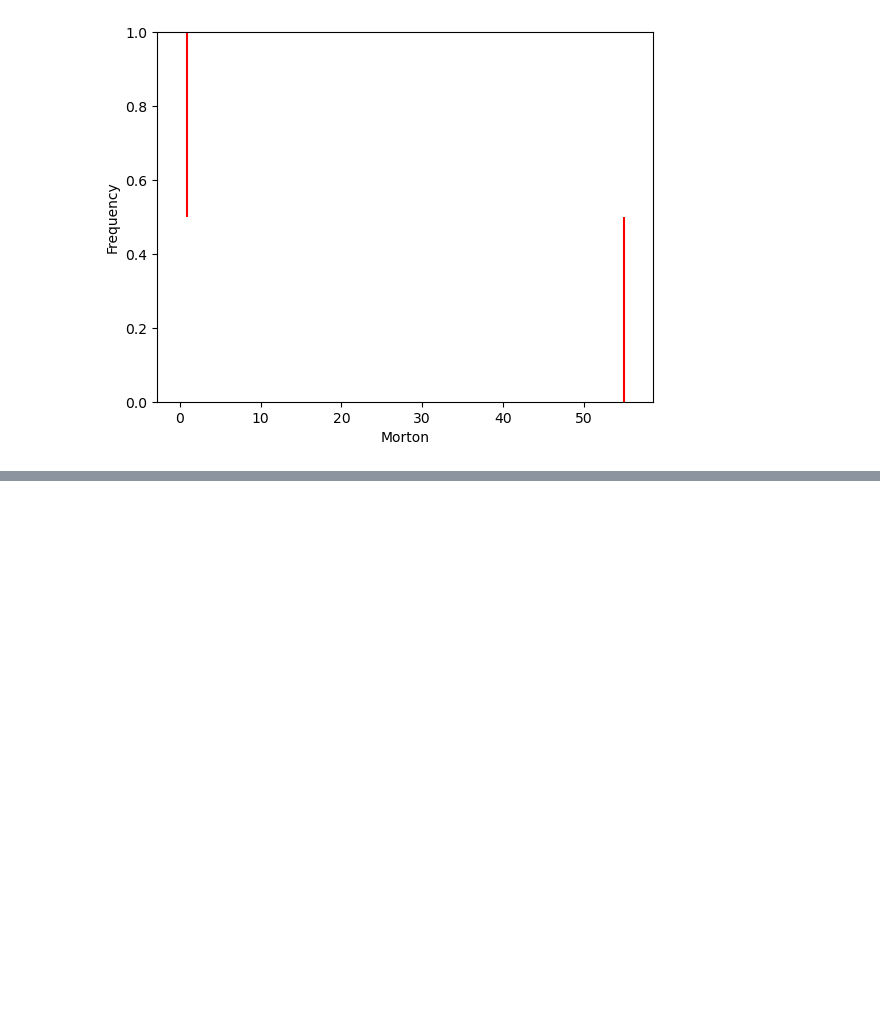
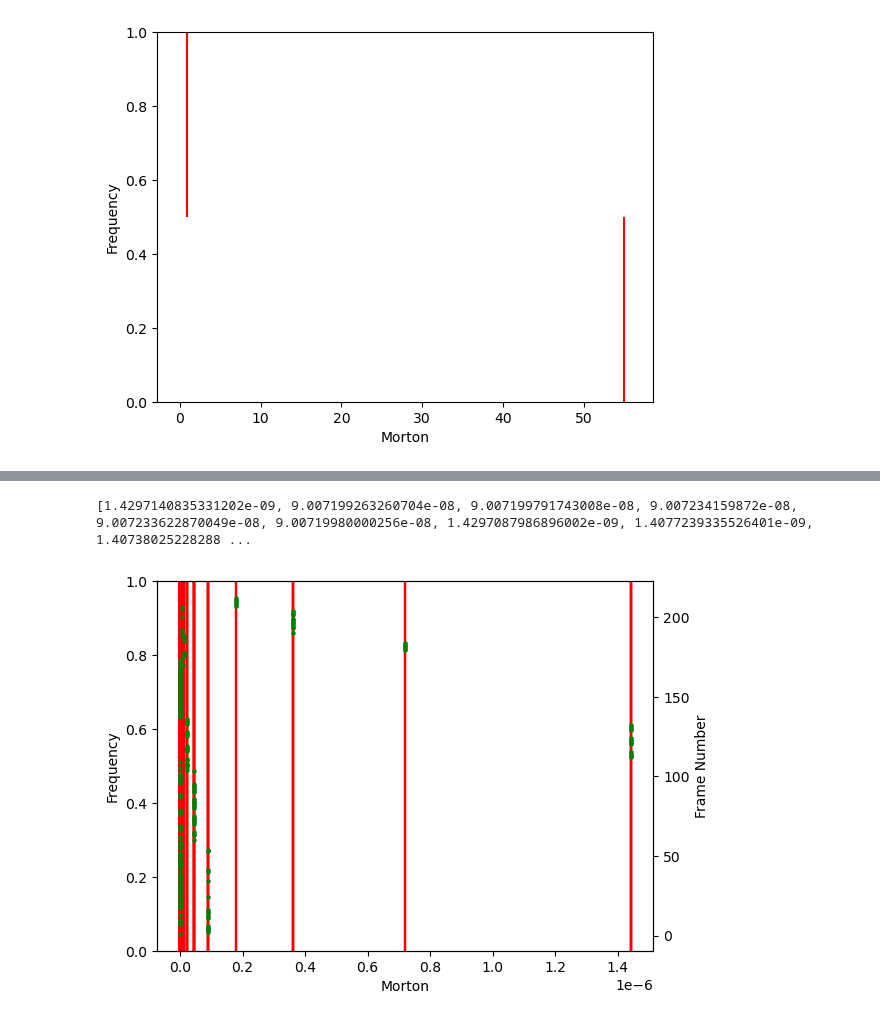
Before and after one commit to Claud1234/PCICF, a Jupyter notebook: ipython/computing_morton_and_plot.ipynb, the cells around one changed output, grey strips where cells are left out. Cells and saved outputs as stored; diff of their text form; code cells hidden in the pictures; blank space fills up the shorter version.

```diff
--- a/ipython/computing_morton_and_plot.ipynb
+++ b/ipython/computing_morton_and_plot.ipynb
@@ -197,0 +177,29 @@ out_1
+# %%
+_, ax1 = plt.subplots()
+ax1.set_xlabel("Morton")
+ax1.set_ylabel("Frequency")
+ax1.set_ylim((0, 1))
+mortons_seq = []
+seq = '9jJxC2pmKULPI8arYKQ5O'
+if os.path.isdir(os.path.join(smirk_child, seq)): # reason for this is there is a labels.csv file in /child, need to skip it.
+    for anno_frame in sorted(glob.glob(os.path.join(smirk_child, seq, '*.labels.png'))):
+        rgb_frame = anno_frame.replace('.labels.png', '.png').replace('../datasets/smirk/child', 'child')
+        morton_frame = morton_codes.set_index('frame').loc[rgb_frame].values.astype(float) / 100000000000000000000000
+        mortons_seq.append(morton_frame.item())
+
+    print(mortons_seq)
+    min_morton = min(mortons_seq)
+    max_morton = max(mortons_seq)
+    for i in mortons_seq:
+        norm_morton_seq = [(i - min_morton) / (max_morton - min_morton)]
+    ax1.eventplot(mortons_seq, orientation='horizontal', colors="red",lineoffsets=0.5)
+
+    ax2 = ax1.twinx()
+    for frame_id in range(len(mortons_seq)):
+        x=mortons_seq[frame_id]
+        y=frame_id+1
+        ax2.scatter(x, y, s=5, color='green')
+        ax2.set_ylabel("Frame Number")
+# %% [output]
+[1.4297140835331202e-09, 9.007199263260704e-08, 9.007199791743008e-08, 9.007234159872e-08, 9.007233622870049e-08, 9.00719980000256e-08, 1.4297087986896002e-09, 1.4077239335526401e-09, 1.40738025228288 ...
+[figure, added]
```
Also changed, not shown: parts of 8 cells of this notebook, 3 other files.
